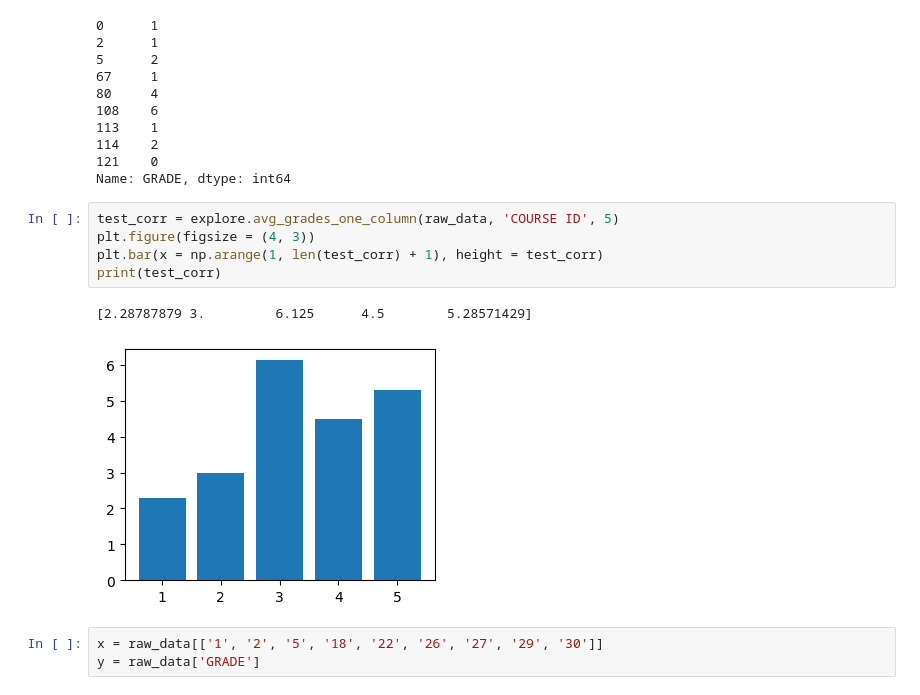
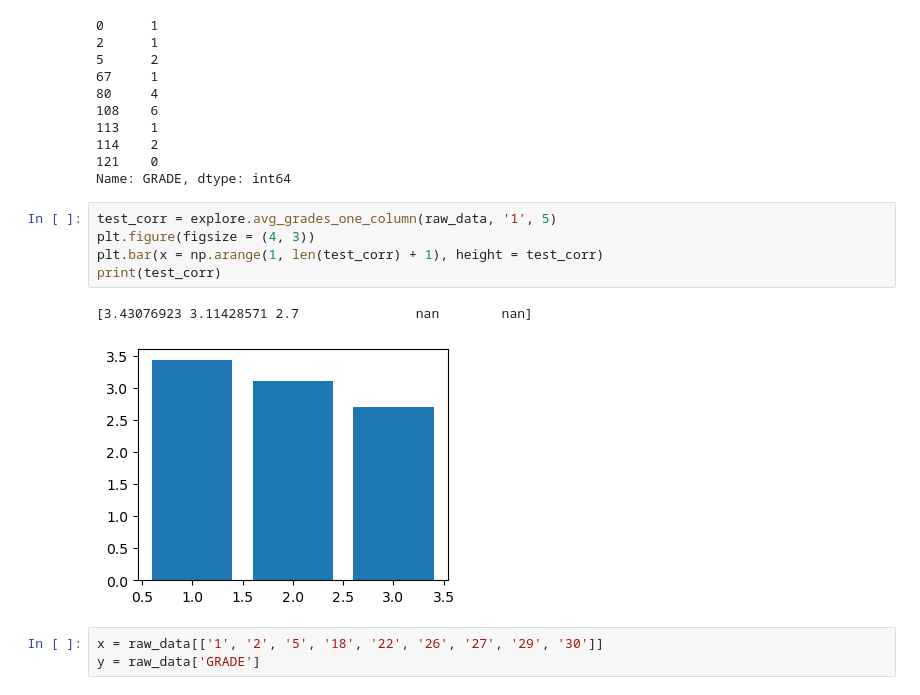
Before and after one commit to evanrootness/StudentPerformanceUCI, a Jupyter notebook: notebooks_exploration/exploration_1.ipynb, the cells around one changed output. Drawn from its saved outputs; the diff is of its cells as text.

```diff
--- a/notebooks_exploration/exploration_1.ipynb
+++ b/notebooks_exploration/exploration_1.ipynb
@@ -135,13 +133,13 @@ raw_data.query('`27` == 1').loc[:, "GRADE"]
 121    0
 Name: GRADE, dtype: int64
 # %%
-test_corr = explore.avg_grades_one_column(raw_data, 'COURSE ID', 5)
+test_corr = explore.avg_grades_one_column(raw_data, '1', 5)
 plt.figure(figsize = (4, 3))
 plt.bar(x = np.arange(1, len(test_corr) + 1), height = test_corr)
 print(test_corr)
 # %% [output]
-[2.28787879 3.         6.125      4.5        5.28571429]
+[3.43076923 3.11428571 2.7               nan        nan]
-[figure, old version]
+[figure, new version]
 # %%
 x = raw_data[['1', '2', '5', '18', '22', '26', '27', '29', '30']]
 y = raw_data['GRADE']
```
Also changed, not shown: parts of 27 cells of this notebook.
